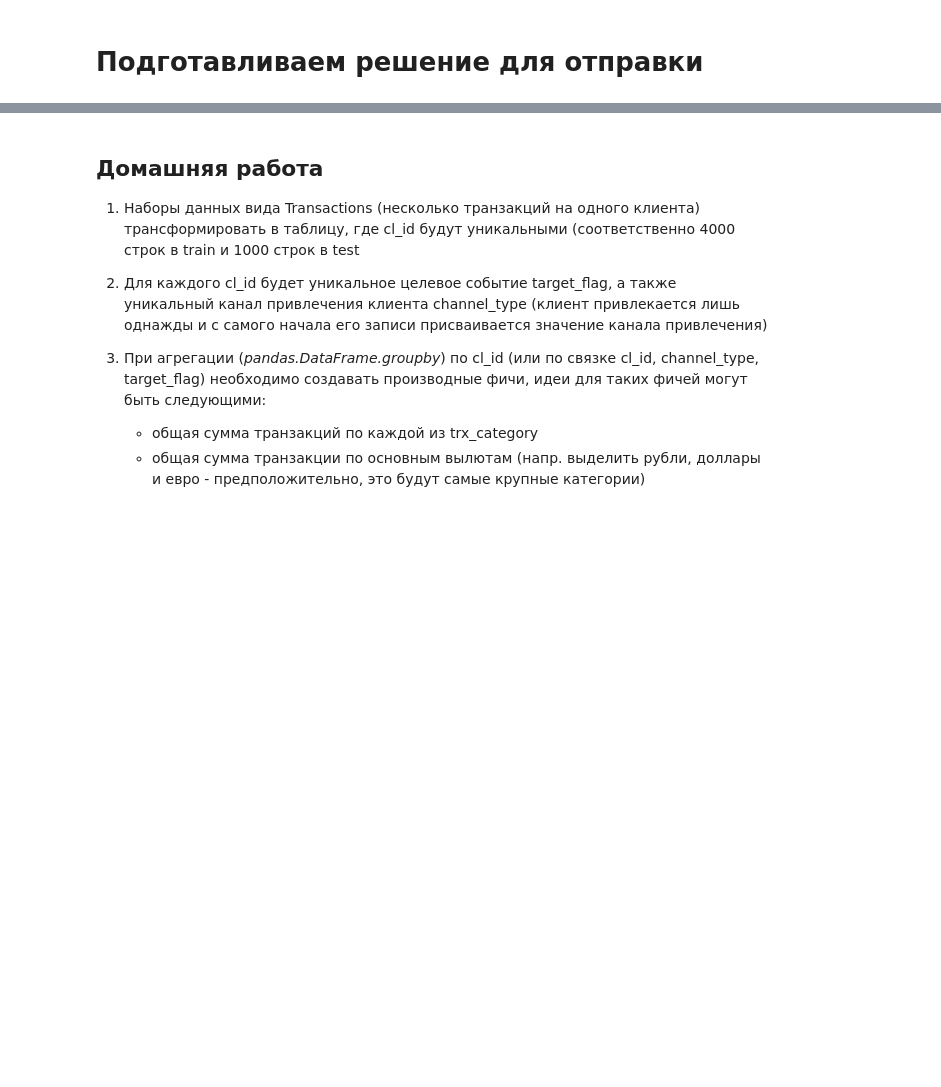
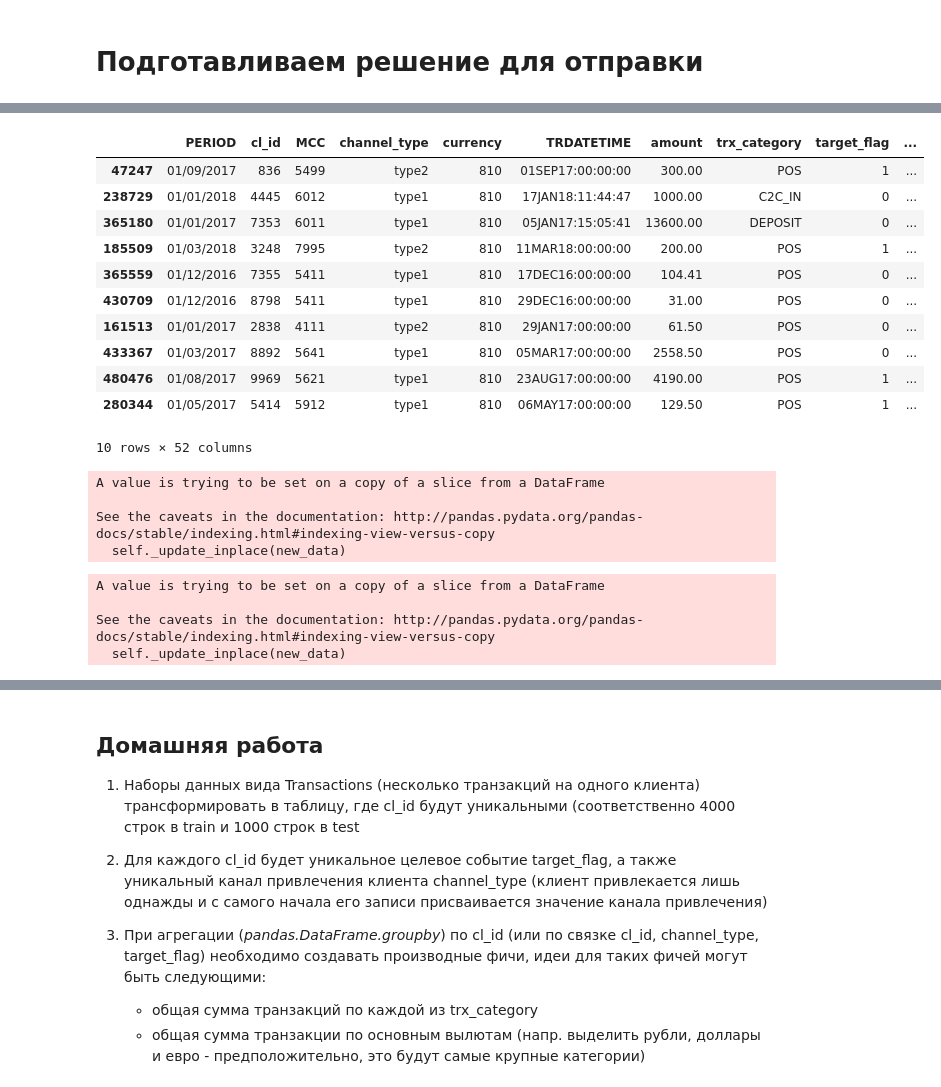
Before and after one commit to smayluk/boosters, a Jupyter notebook: rosbank/rb.ipynb, the cells around one changed output, grey strips where cells are left out. Cells and saved outputs as stored; diff of their text form; code cells hidden in the pictures; blank space fills up the shorter version.

```diff
--- a/rosbank/rb.ipynb
+++ b/rosbank/rb.ipynb
@@ -676,0 +835,29 @@ with open('gb_predictions.txt', 'w') as file:
+# %%
+data_train.head(10)
+# %% [output]
+|  | PERIOD | cl_id | MCC | channel_type | currency | TRDATETIME | amount | trx_category | target_flag | ... |
+| 47247 | 01/09/2017 | 836 | 5499 | type2 | 810 | 01SEP17:00:00:00 | 300.00 | POS | 1 | ... |
+| 238729 | 01/01/2018 | 4445 | 6012 | type1 | 810 | 17JAN18:11:44:47 | 1000.00 | C2C_IN | 0 | ... |
+| 365180 | 01/01/2017 | 7353 | 6011 | type1 | 810 | 05JAN17:15:05:41 | 13600.00 | DEPOSIT | 0 | ... |
+| 185509 | 01/03/2018 | 3248 | 7995 | type2 | 810 | 11MAR18:00:00:00 | 200.00 | POS | 1 | ... |
+| 365559 | 01/12/2016 | 7355 | 5411 | type1 | 810 | 17DEC16:00:00:00 | 104.41 | POS | 0 | ... |
+| 430709 | 01/12/2016 | 8798 | 5411 | type1 | 810 | 29DEC16:00:00:00 | 31.00 | POS | 0 | ... |
+| 161513 | 01/01/2017 | 2838 | 4111 | type2 | 810 | 29JAN17:00:00:00 | 61.50 | POS | 0 | ... |
+| 433367 | 01/03/2017 | 8892 | 5641 | type1 | 810 | 05MAR17:00:00:00 | 2558.50 | POS | 0 | ... |
+| 480476 | 01/08/2017 | 9969 | 5621 | type1 | 810 | 23AUG17:00:00:00 | 4190.00 | POS | 1 | ... |
+| 280344 | 01/05/2017 | 5414 | 5912 | type1 | 810 | 06MAY17:00:00:00 | 129.50 | POS | 1 | ... |
+10 rows × 52 columns
+# %%
+data_train['amount_counts'].fillna(0, inplace = True )
+# %% [output]
+A value is trying to be set on a copy of a slice from a DataFrame
+
+See the caveats in the documentation: http://pandas.pydata.org/pandas-docs/stable/indexing.html#indexing-view-versus-copy
+  self._update_inplace(new_data)
+# %%
+data_test['amount_counts'].fillna(0, inplace = True )
+# %% [output]
+A value is trying to be set on a copy of a slice from a DataFrame
+
+See the caveats in the documentation: http://pandas.pydata.org/pandas-docs/stable/indexing.html#indexing-view-versus-copy
+  self._update_inplace(new_data)
```
Also changed, not shown: parts of 28 cells of this notebook.
